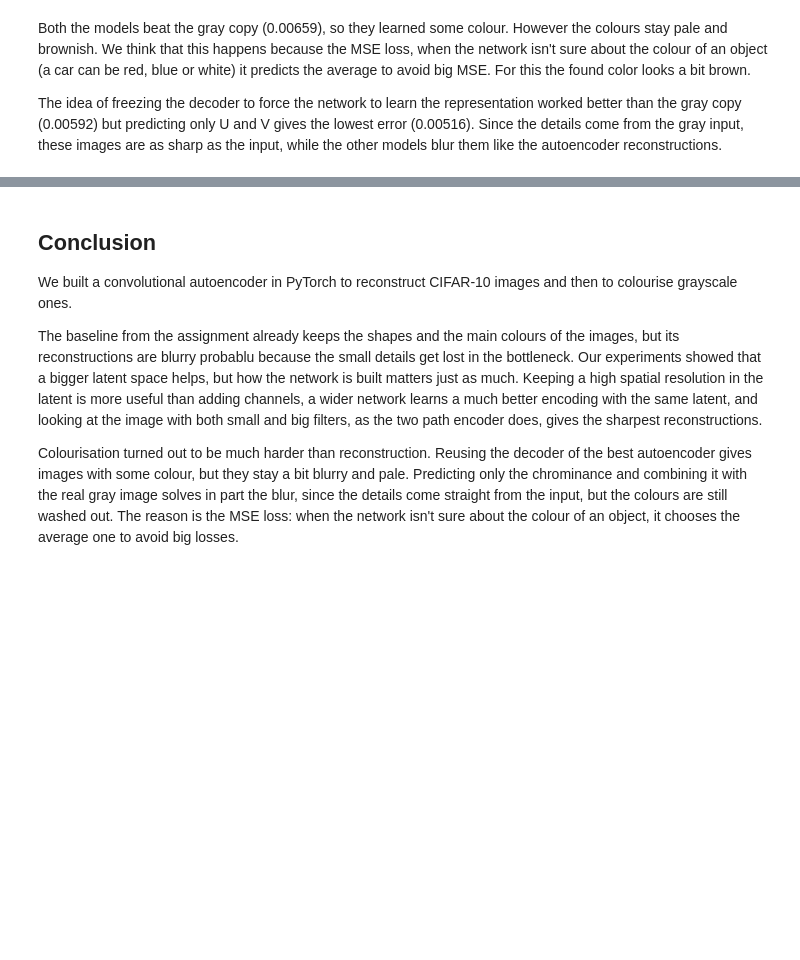
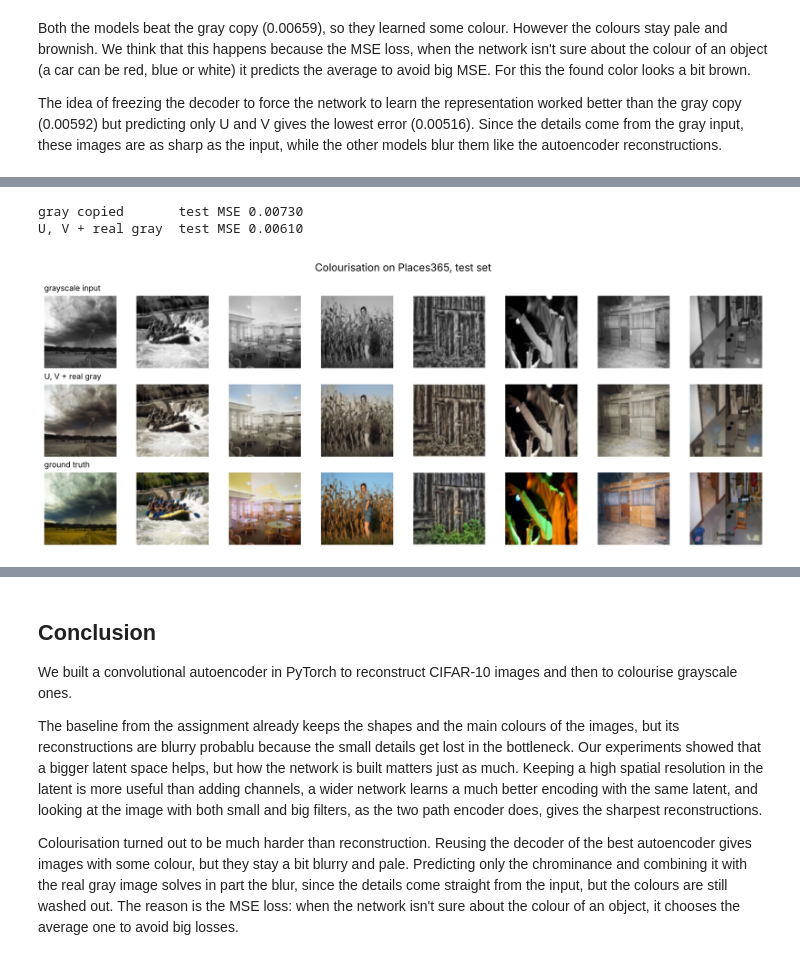
Before and after one commit to flingzi-maximax/assignment-2, a Jupyter notebook: report.ipynb, the cells around one changed output, grey strips where cells are left out. Cells and saved outputs as stored; diff of their text form; code cells hidden in the pictures; blank space fills up the shorter version.

```diff
--- a/report.ipynb
+++ b/report.ipynb
@@ -581,0 +634,12 @@ The idea of freezing the decoder to force the network to learn the representatio
+# %%
+places_pred = yuv_to_rgb(pg_test, predict(places_model, pg_test)).clamp(0, 1)
+print(f"gray copied       test MSE {loss_fn(pg_test.repeat(1, 3, 1, 1), p_test).item():.5f}")
+print(f"U, V + real gray  test MSE {loss_fn(places_pred, p_test).item():.5f}")
+
+idx = torch.arange(8)
+show_images({"grayscale input": pg_test[idx], "U, V + real gray": places_pred[idx], "ground truth": p_test[idx]},
+            n=8, title="Colourisation on Places365, test set")
+# %% [output]
+gray copied       test MSE 0.00730
+U, V + real gray  test MSE 0.00610
+[figure, added]
```
Also changed, not shown: parts of 5 cells of this notebook, 1 other file.
